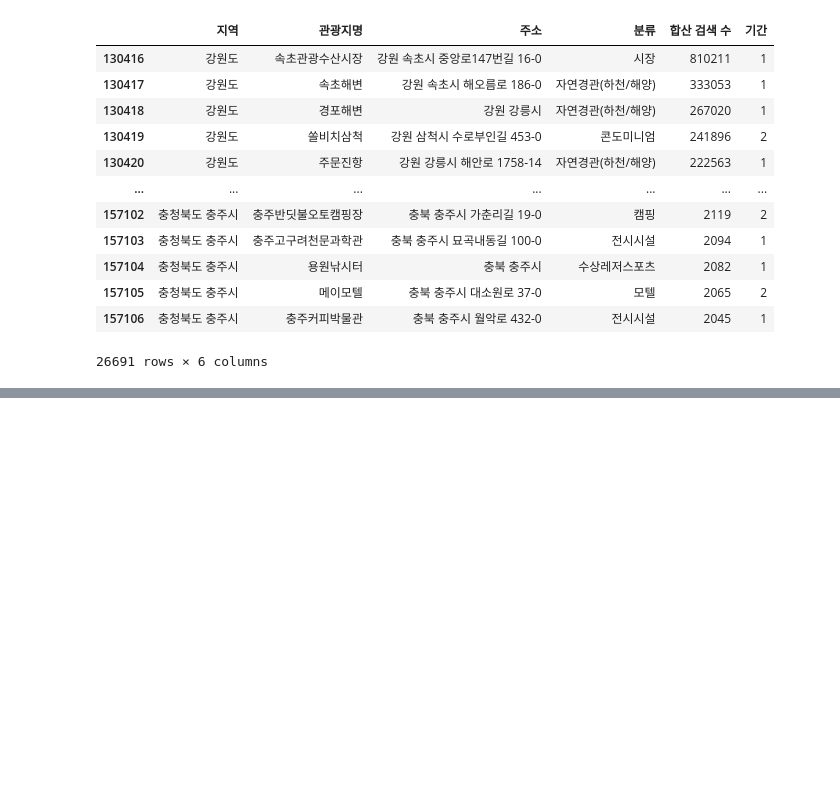
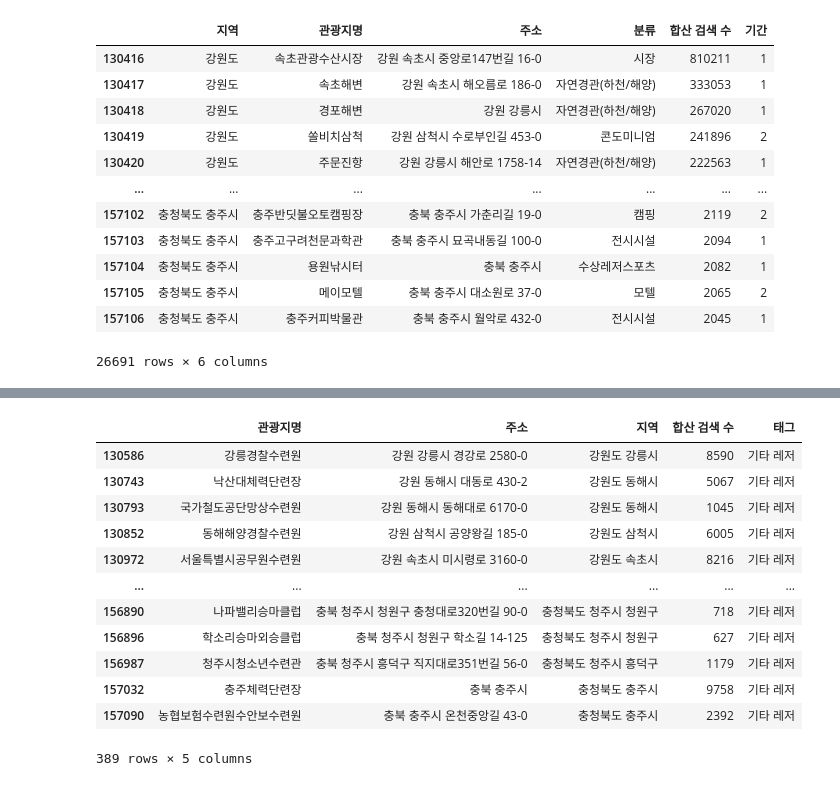
Before and after one commit to uowol/hanium_skbs_chatbot, a Jupyter notebook: develop/lab/js_lab.ipynb, the cells around one changed output, grey strips where cells are left out. Drawn from its saved outputs; the diff is of its cells as text; code cells hidden in the pictures; blank space fills up the shorter version.

```diff
--- a/develop/lab/js_lab.ipynb
+++ b/develop/lab/js_lab.ipynb
@@ -280,0 +335,9 @@ all[['광역지자체명','기초지자체명','기초지자체별 거주 방문
+# %%
+#테마 태깅
+theme_df_1 = all[['관광지명', '지역', '주소', '합산 검색 수','분류']].dropna()
+theme_df_1
+del_list = ['모텔','기타쇼핑시설','면세점','쇼핑몰', '카페/찻집','호텔', '펜션/민박','전문매장/상가','펜션/민박','호스텔','콘도미니엄','교통시설','기타숙박']
+for d in del_list:
+    theme_df_1 = theme_df_1[theme_df_1['분류'] != d]
+
+list(set(theme_df_1['분류']))
@@ -280,0 +656,23 @@ all[['광역지자체명','기초지자체명','기초지자체별 거주 방문
+# %%
+#육상레저스포츠
+lab_15 =theme_df_1[theme_df_1['분류'] == '육상레저스포츠']
+theme_ice= lab_15['관광지명'].str.contains("스키|썰매|빙상|아이스|[^인라인]+스케이트|스노우|비발디")
+theme_golf= lab_15['관광지명'].str.contains("CC|GC|골프|cc|gc|힐스|컨트리")
+theme_field_leisure = lab_15['관광지명'].str.contains("CC|GC|골프|cc|gc|힐스|컨트리|스키|썰매|빙상|아이스|[^인라인]+스케이트|비발디") #제거
+df_field_leisure = lab_15[~theme_field_leisure][['관광지명','주소', '지역','합산 검색 수']]
+df_field_leisure['태그'] = ['기타 레저' for _ in range(len(df_field_leisure['관광지명']))]
+df_field_leisure
+# %% [output]
+|  | 관광지명 | 주소 | 지역 | 합산 검색 수 | 태그 |
+| 130586 | 강릉경찰수련원 | 강원 강릉시 경강로 2580-0 | 강원도 강릉시 | 8590 | 기타 레저 |
+| 130743 | 낙산대체력단련장 | 강원 동해시 대동로 430-2 | 강원도 동해시 | 5067 | 기타 레저 |
+| 130793 | 국가철도공단망상수련원 | 강원 동해시 동해대로 6170-0 | 강원도 동해시 | 1045 | 기타 레저 |
+| 130852 | 동해해양경찰수련원 | 강원 삼척시 공양왕길 185-0 | 강원도 삼척시 | 6005 | 기타 레저 |
+| 130972 | 서울특별시공무원수련원 | 강원 속초시 미시령로 3160-0 | 강원도 속초시 | 8216 | 기타 레저 |
+| ... | ... | ... | ... | ... | ... |
+| 156890 | 나파밸리승마클럽 | 충북 청주시 청원구 충청대로320번길 90-0 | 충청북도 청주시 청원구 | 718 | 기타 레저 |
+| 156896 | 학소리승마외승클럽 | 충북 청주시 청원구 학소길 14-125 | 충청북도 청주시 청원구 | 627 | 기타 레저 |
+| 156987 | 청주시청소년수련관 | 충북 청주시 흥덕구 직지대로351번길 56-0 | 충청북도 청주시 흥덕구 | 1179 | 기타 레저 |
+| 157032 | 충주체력단련장 | 충북 충주시 | 충청북도 충주시 | 9758 | 기타 레저 |
+| 157090 | 농협보험수련원수안보수련원 | 충북 충주시 온천중앙길 43-0 | 충청북도 충주시 | 2392 | 기타 레저 |
+389 rows × 5 columns
```
Also changed, not shown: parts of 37 cells of this notebook, 1 other file.
